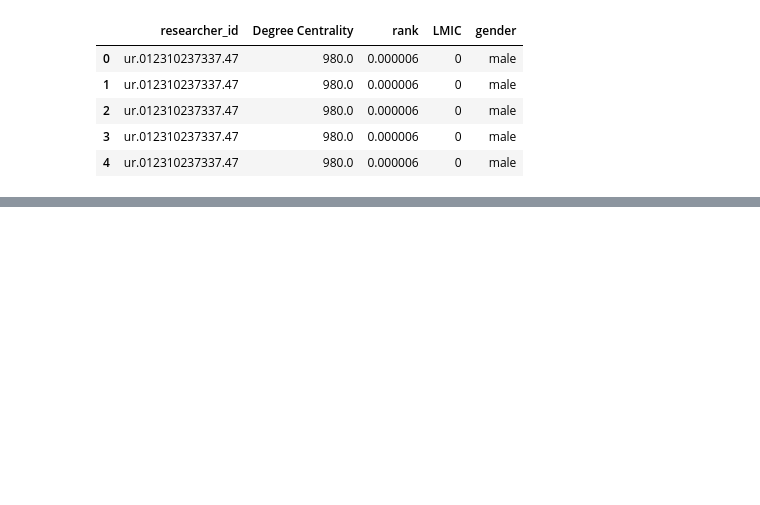
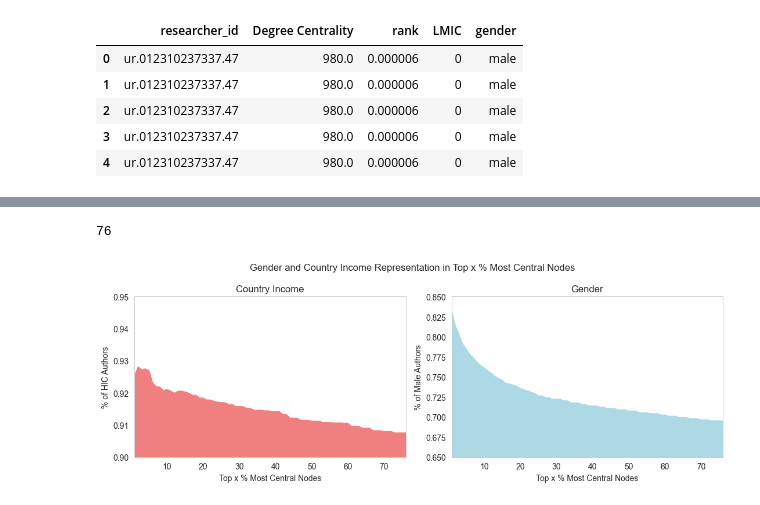
Before and after one commit to joamats/mit-knowledge-oligarchies, a Jupyter notebook: oligarchies/4_centralities.ipynb, the cells around one changed output, grey strips where cells are left out. Cells and saved outputs as stored; diff of their text form; code cells hidden in the pictures; blank space fills up the shorter version.

```diff
--- a/oligarchies/4_centralities.ipynb
+++ b/oligarchies/4_centralities.ipynb
@@ -158,0 +162,45 @@ plt.savefig('results/centrality_gender.png', dpi=300)
+# %%
+# get the distributions of LMIC and HIC for the top x% of authors
+hic_percentages = []
+male_percentages = []
+pvalues_signif = []
+for i in range(1, 101):
+    centrality_df_i = centrality_df[centrality_df['rank'] <= i/100]
+    hic_percentages.append(centrality_df_i['LMIC'].value_counts(normalize=True)[0])
+    male_percentages.append(centrality_df_i['gender'].value_counts(normalize=True)[0])
+    # t test for LMIC vs HIC, register as 1 if p-value < 0.05, 0 otherwise
+    pvalue = ttest_ind(centrality_df_i['gender'], centrality_df['gender']).pvalue
+
+    if pvalue < 0.05:
+        pvalues_signif.append(1)
+    else:
+        pvalues_signif.append(0)
+
+# print position nonsignificant pvalue
+th_significance_from_all_set = pvalues_signif.index(0)
+print(th_significance_from_all_set)
+
+# figure with two plots
+fig, (ax1, ax2) = plt.subplots(1,2, figsize=(11,4))
+ax1.plot(range(1, 101), hic_percentages, color='firebrick', alpha=0)
+ax1.set_xlim(1,  th_significance_from_all_set)
+ax1.set_ylim(.9,.95)
+ax2.set_ylim(.65,.85)
+ax2.plot(range(1, 101), male_percentages, color='royalblue', alpha=0)
+ax2.set_xlim(1,th_significance_from_all_set)
+ax1.set_xlabel('Top x % Most Central Nodes')
+ax2.set_xlabel('Top x % Most Central Nodes')
+ax1.set_ylabel('% of HIC Authors')
+ax2.set_ylabel('% of Male Authors')
+ax1.set_title('Country Income')
+ax2.set_title('Gender')
+fig.suptitle('Gender and Country Income Representation in Top x % Most Central Nodes')
+ax1.grid(False)
+ax2.grid(False)
+plt.tight_layout()
+ax1.fill_between(range(1, 101), hic_percentages, color='lightcoral')
+ax2.fill_between(range(1, 101), male_percentages, color='lightblue')
+plt.savefig('results/centrality_both.png', dpi=300)
+# %% [output]
+76
+[figure, added]
```
Also changed, not shown: parts of 4 cells of this notebook, 7 other files.
